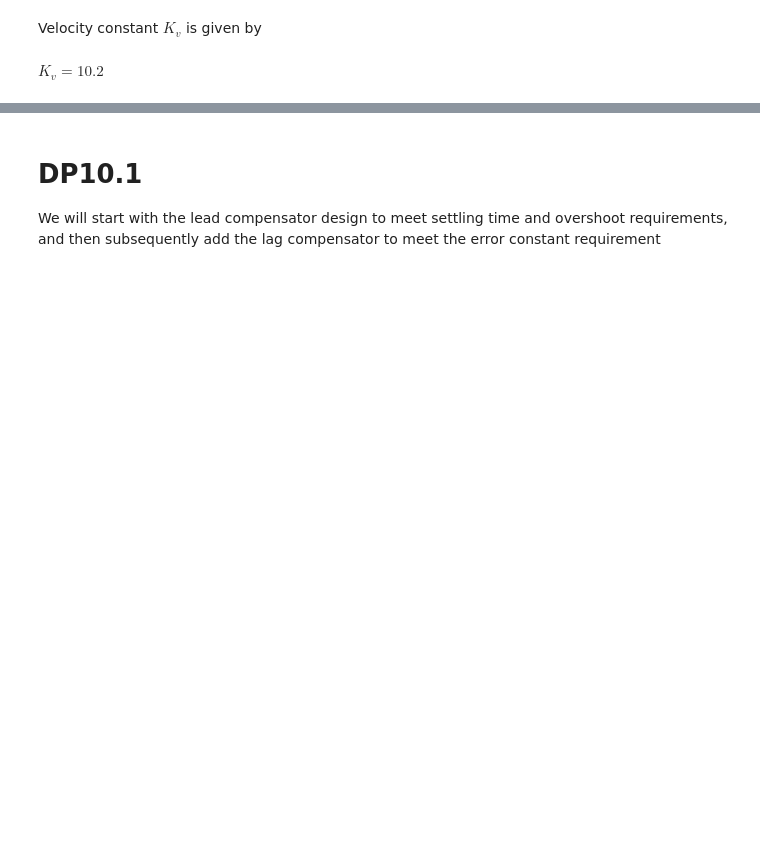
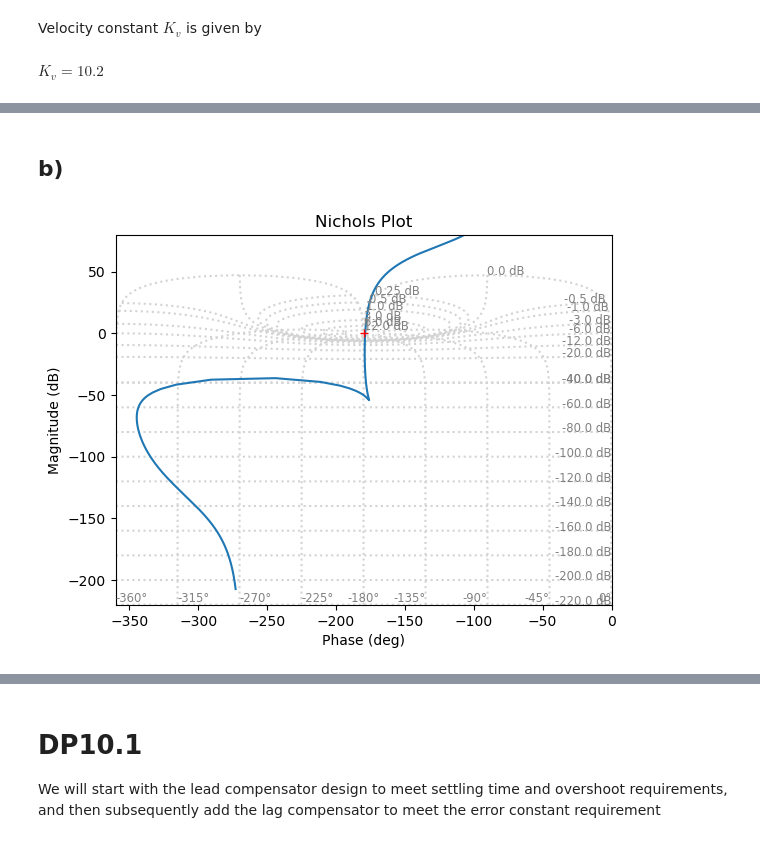
Before and after one commit to robotengineer123/ControlHomework, a Jupyter notebook: Homework_10/HW10.ipynb, the cells around one changed output, grey strips where cells are left out. Drawn from its saved outputs; the diff is of its cells as text; code cells hidden in the pictures; blank space fills up the shorter version.

```diff
--- a/Homework_10/HW10.ipynb
+++ b/Homework_10/HW10.ipynb
@@ -197,0 +228,6 @@ $K_v=10.2 \: $
+# %% [markdown]
+## b)
+# %%
+ct.nichols(L)
+# %% [output]
+[figure, added]
```
Also changed, not shown: parts of 62 cells of this notebook, 1 other file.
